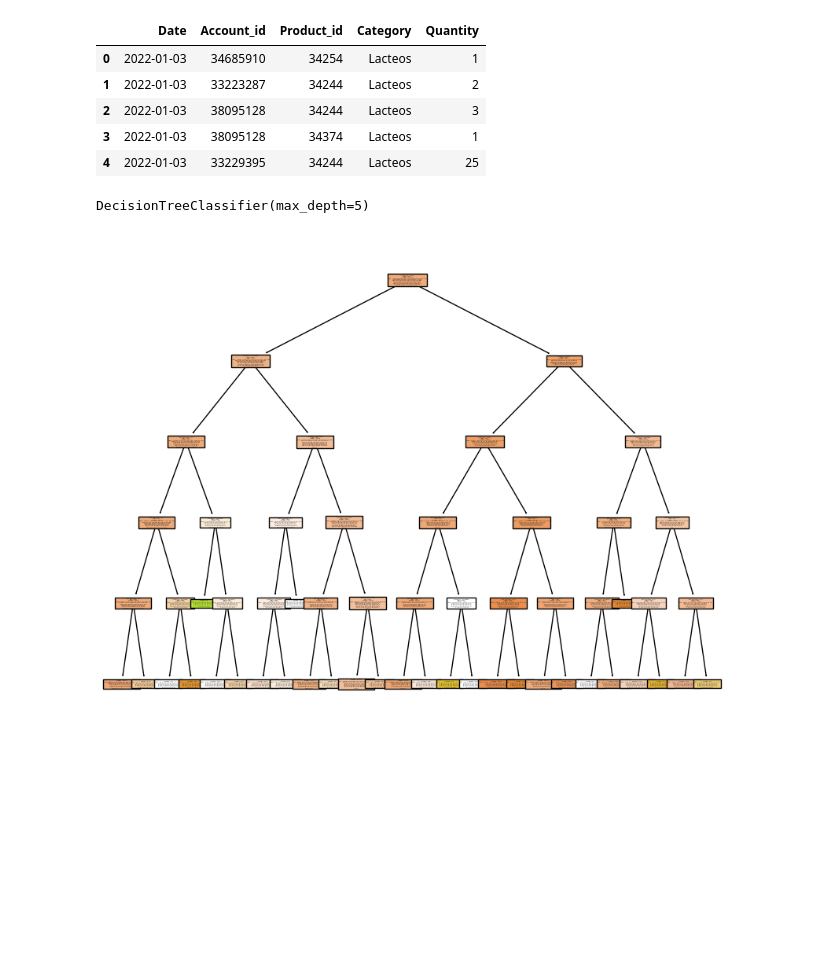
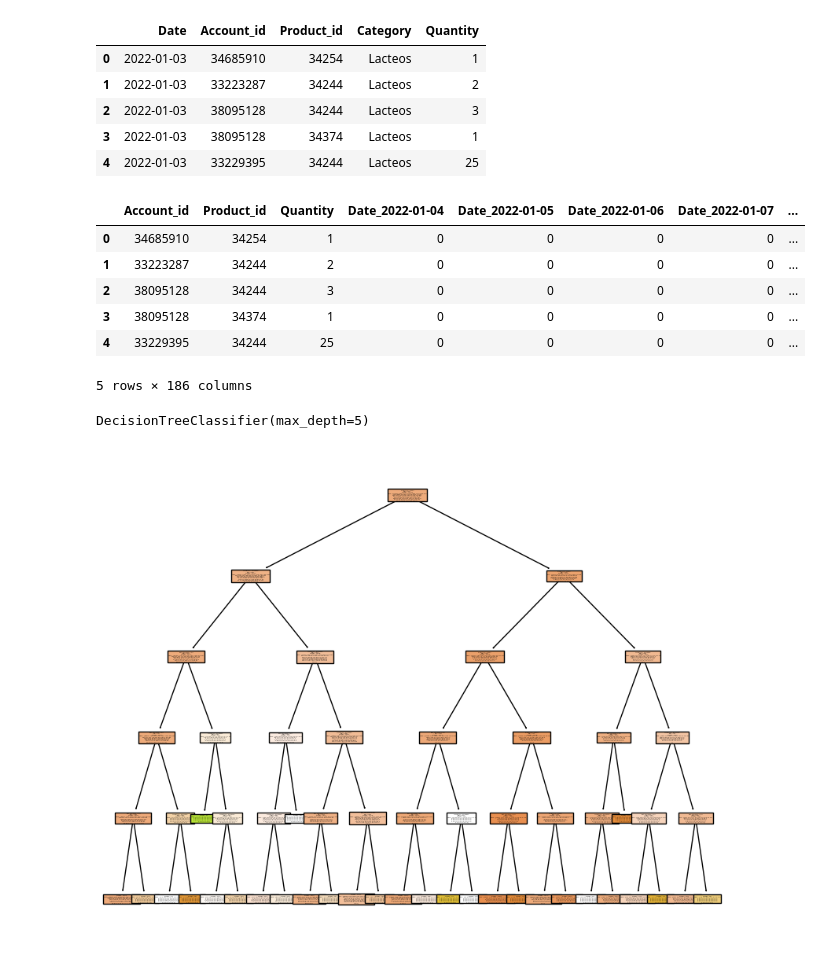
Before and after one commit to WilhelmLP/PruebaAbInbev, a Jupyter notebook: src/model_decision_tree.ipynb, the cells around one changed output. Saved outputs shown, nothing was run; the diff lists cells and outputs as text; code cells hidden in the pictures; blank space fills up the shorter version.

```diff
--- a/src/model_decision_tree.ipynb
+++ b/src/model_decision_tree.ipynb
@@ -18,6 +18,15 @@ df.head()
 | 4 | 2022-01-03 | 33229395 | 34244 | Lacteos | 25 |
 # %%
 df = pd.get_dummies(data=df, drop_first=True)
+df.head()
+# %% [output]
+|  | Account_id | Product_id | Quantity | Date_2022-01-04 | Date_2022-01-05 | Date_2022-01-06 | Date_2022-01-07 | ... |
+| 0 | 34685910 | 34254 | 1 | 0 | 0 | 0 | 0 | ... |
+| 1 | 33223287 | 34244 | 2 | 0 | 0 | 0 | 0 | ... |
+| 2 | 38095128 | 34244 | 3 | 0 | 0 | 0 | 0 | ... |
+| 3 | 38095128 | 34374 | 1 | 0 | 0 | 0 | 0 | ... |
+| 4 | 33229395 | 34244 | 25 | 0 | 0 | 0 | 0 | ... |
+5 rows × 186 columns
 # %%
 col_exp = df.drop(columns='Quantity')
 col_obj = df.Quantity
```
Also changed, not shown: parts of 3 cells of this notebook, 6 other files.
